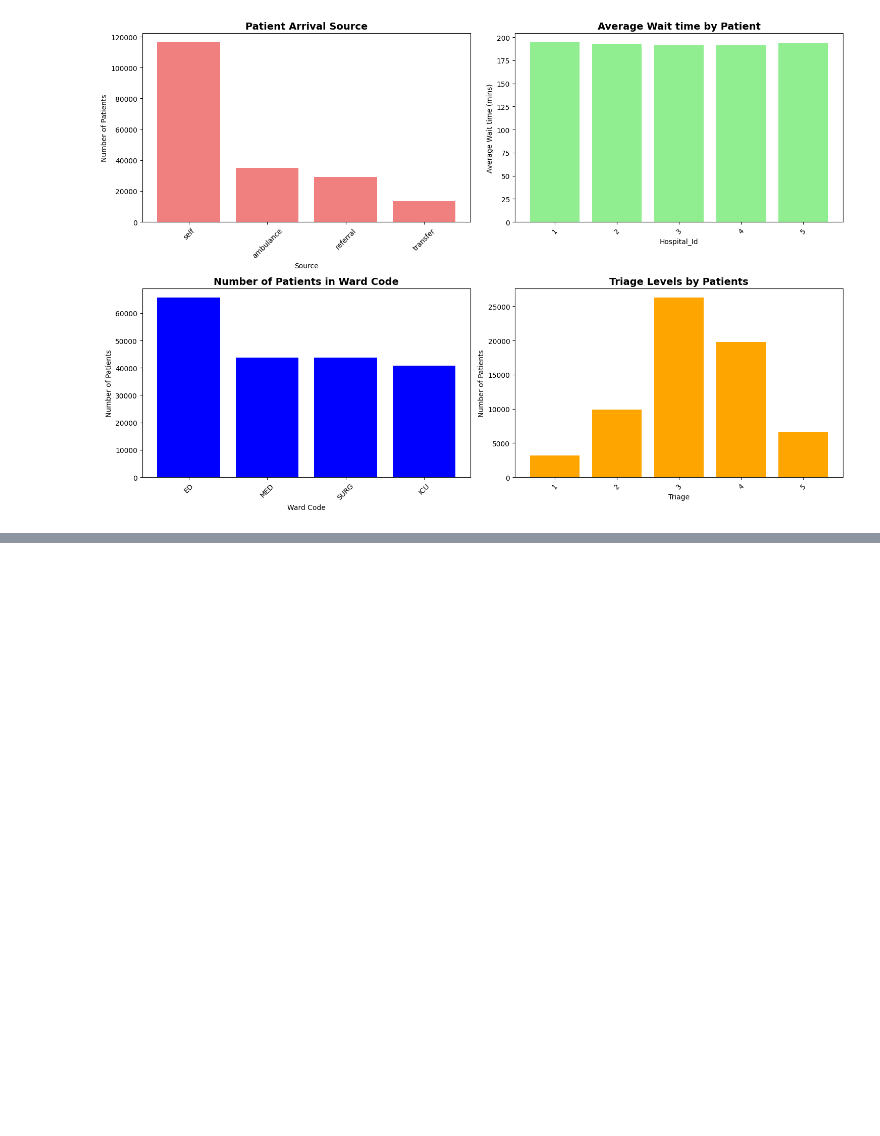
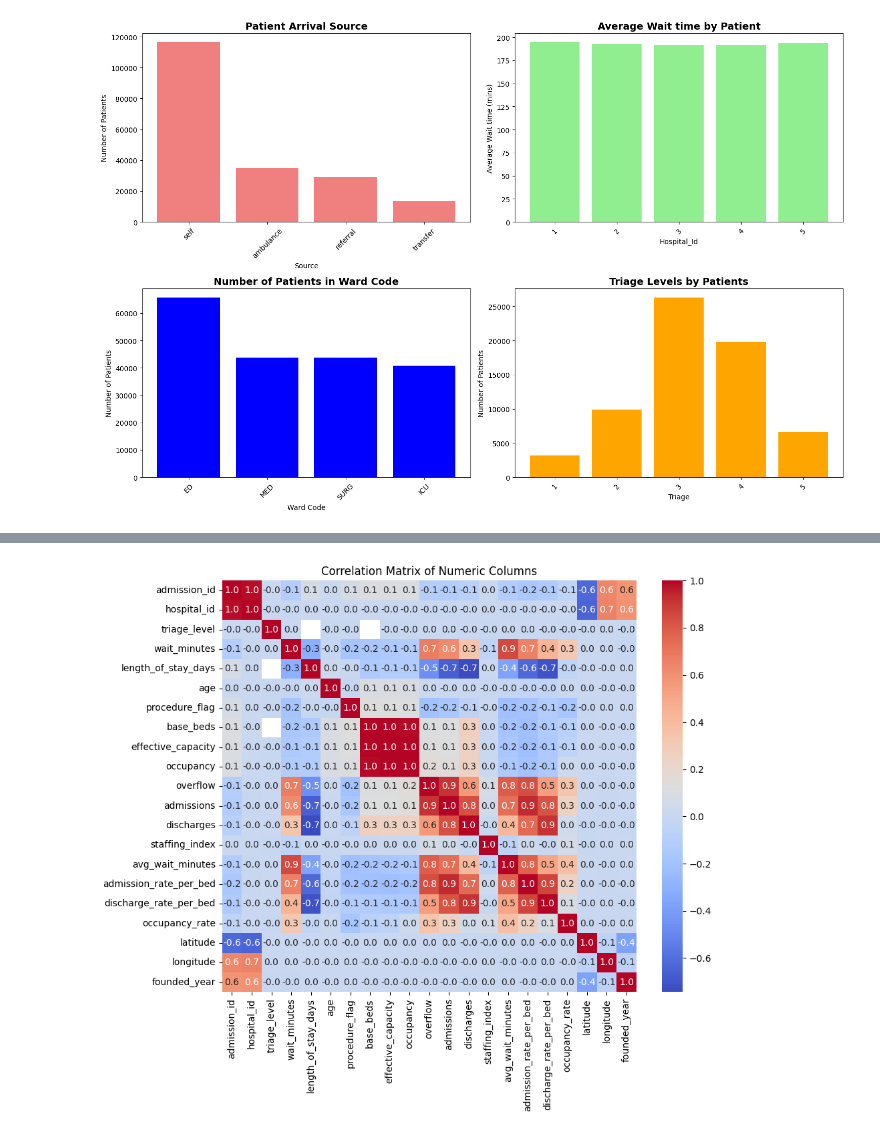
Before and after one commit to abahjohn0411/Med_Optix, a Jupyter notebook: DataCleaning/DataCleaning.ipynb, the cells around one changed output, grey strips where cells are left out. Drawn from its saved outputs; the diff is of its cells as text; code cells hidden in the pictures; blank space fills up the shorter version.

```diff
--- a/DataCleaning/DataCleaning.ipynb
+++ b/DataCleaning/DataCleaning.ipynb
@@ -303,2 +328,0 @@ merged_df.head()
-# %%
-merged_df =merged_df.merge(wards, on='hospital_id', how='left')
@@ -342,0 +362,2 @@ Row:3105536, Columns:34
+# %%
+merged_df = merged_df.merge(wards, on=['hospital_id','ward_code', 'base_beds'], how ='left')
@@ -342,0 +395,2 @@ Row:3105536, Columns:34
+# %%
+merged_df['date'] = pd.to_datetime(merged_df['date'])
@@ -342,0 +417,11 @@ Row:3105536, Columns:34
+# %%
+num_cols = merged_df.select_dtypes(include=[np.number]).columns.to_list()
+cat_cols = merged_df.select_dtypes(exclude=[np.number]).columns.to_list()
+# %%
+correlation_matrix = merged_df[num_cols].corr()
+plt.figure(figsize=(10, 8))
+sns.heatmap(correlation_matrix, annot=True, cmap='coolwarm', fmt=".1f")
+plt.title("Correlation Matrix of Numeric Columns")
+plt.show()
+# %% [output]
+[figure, added]
```
Also changed, not shown: parts of 21 cells of this notebook.
